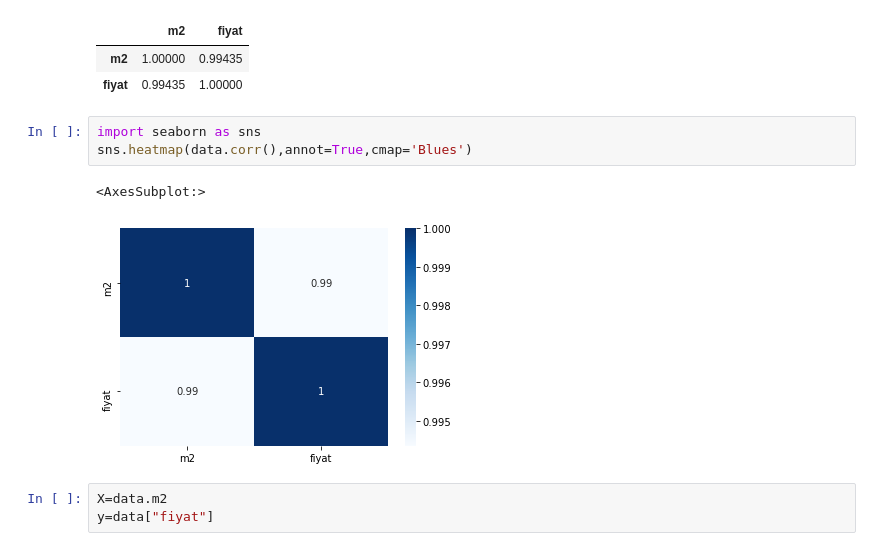
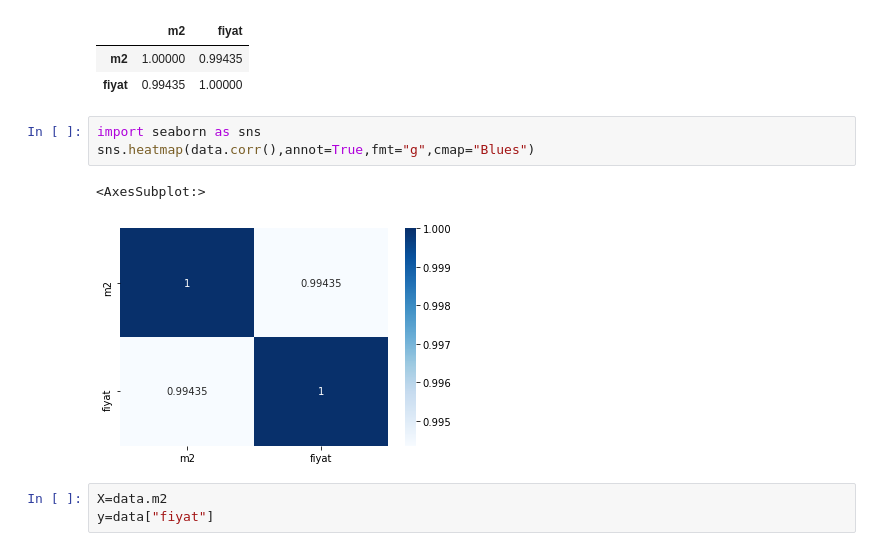
Before and after one commit to dronursevli/mlrepo, a Jupyter notebook: machine learning intro/ml_intro.ipynb, the cells around one changed output. Saved outputs shown, nothing was run; the diff lists cells and outputs as text.

```diff
--- a/machine learning intro/ml_intro.ipynb
+++ b/machine learning intro/ml_intro.ipynb
@@ -107,10 +128,10 @@ data.corr()
 | fiyat | 0.99435 | 1.00000 |
 # %%
 import seaborn as sns
-sns.heatmap(data.corr(),annot=True,cmap='Blues')
+sns.heatmap(data.corr(),annot=True,fmt="g",cmap="Blues")
 # %% [output]
 <AxesSubplot:>
-[figure, old version]
+[figure, new version]
 # %%
 X=data.m2
 y=data["fiyat"]
```
Also changed, not shown: parts of 14 cells of this notebook, 2 other files.
